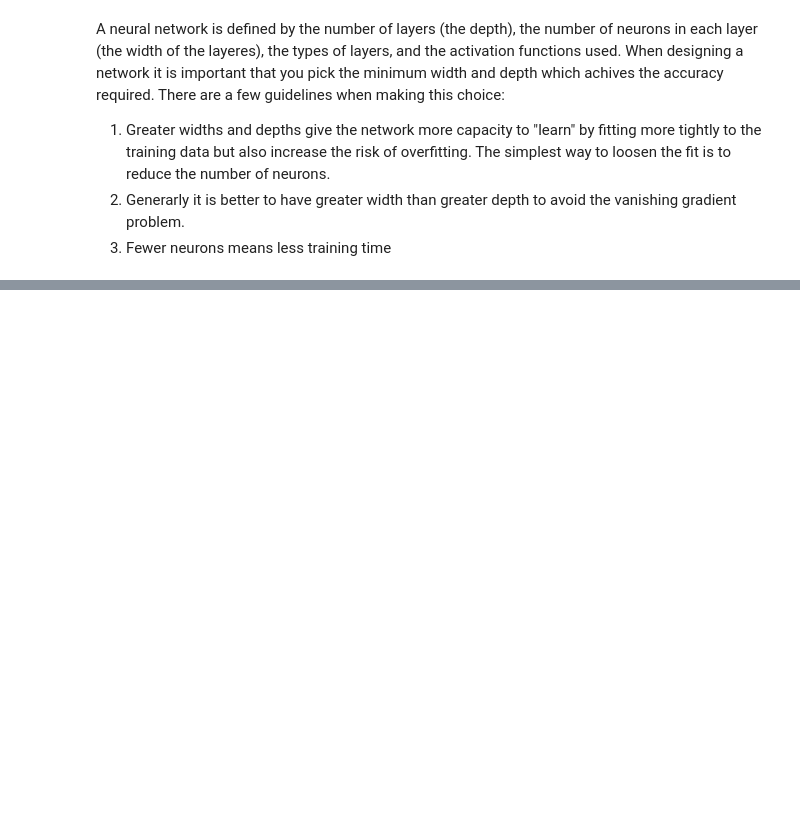
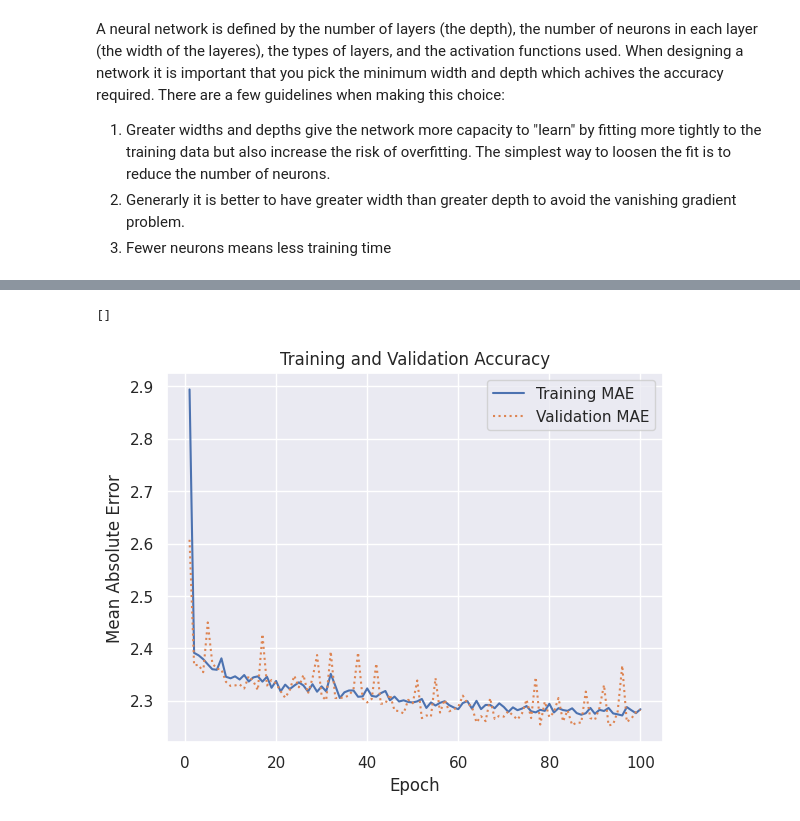
Before and after one commit to bolicnikola/Applied-Machine-Learning-And-AI, a Jupyter notebook: Neural_Networks.ipynb, the cells around one changed output, grey strips where cells are left out. Drawn from its saved outputs; the diff is of its cells as text; code cells hidden in the pictures; blank space fills up the shorter version.

Commit message:
Predicting taxi fares using a neural network added to Neural_Networks notebook

```diff
--- a/Neural_Networks.ipynb
+++ b/Neural_Networks.ipynb
@@ -32,0 +35,5 @@ A neural network is defined by the number of layers (the depth), the number of n
+# %%
+import pandas as pd
+
+df = pd.read_csv('Data/taxi-fares.csv', parse_dates=['pickup_datetime'])
+df.head()
@@ -32,0 +73,7 @@ A neural network is defined by the number of layers (the depth), the number of n
+# %%
+model = Sequential()
+model.add(Dense(512, activation='relu', input_dim=3))
+model.add(Dense(512, activation='relu'))
+model.add(Dense(1))
+model.compile(optimizer='adam', loss='mae', metrics=['mae'])
+model.summary()
@@ -32,0 +94,5 @@ A neural network is defined by the number of layers (the depth), the number of n
+# %%
+x = df.drop('fare_amount', axis=1)
+y = df['fare_amount']
+
+hist = model.fit(x, y, validation_split=0.2, epochs=100, batch_size=100)
@@ -32,0 +117,20 @@ A neural network is defined by the number of layers (the depth), the number of n
+# %%
+%matplotlib inline
+import matplotlib.pyplot as plt
+import seaborn as sns
+sns.set()
+
+err = hist.history['mae']
+val_err = hist.history['val_mae']
+epochs = range(1, len(err) + 1)
+
+plt.plot(epochs, err, '-', label='Training MAE')
+plt.plot(epochs, val_err, ':', label='Validation MAE')
+plt.title('Training and Validation Accuracy')
+plt.xlabel('Epoch')
+plt.ylabel('Mean Absolute Error')
+plt.legend(loc='upper right')
+plt.plot()
+# %% [output]
+[]
+[figure, added]
```
Also changed, not shown: parts of 6 cells of this notebook.
